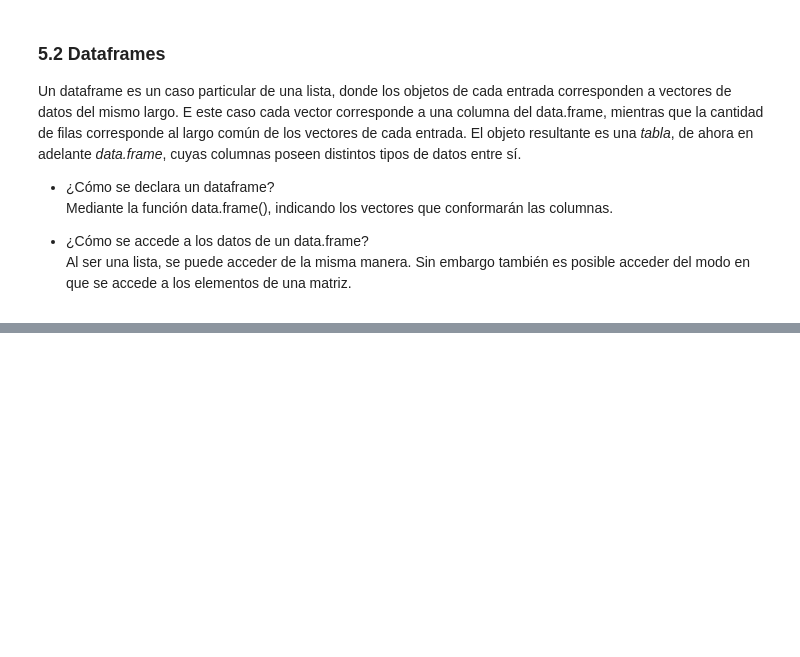
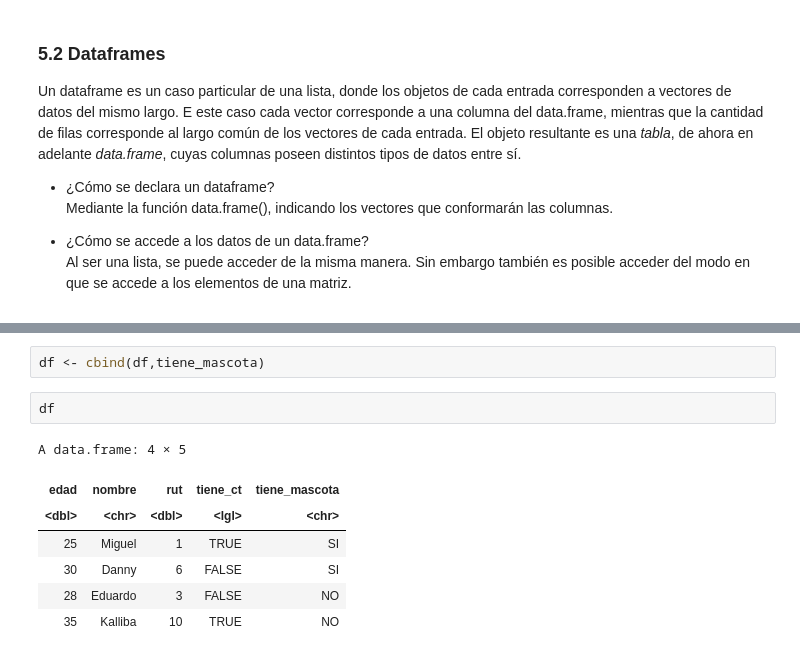
Before and after one commit to majorquev/DBDC_202406_Programacion_en_R_para_ciencia_de_datos, a Jupyter notebook: Clases/C2/Clase_2_02_listas_y_dataframes.ipynb, the cells around one changed output, grey strips where cells are left out. Cells and saved outputs as stored; diff of their text form; blank space fills up the shorter version.

```diff
--- a/Clases/C2/Clase_2_02_listas_y_dataframes.ipynb
+++ b/Clases/C2/Clase_2_02_listas_y_dataframes.ipynb
@@ -87,3 +623,15 @@ Un dataframe es un caso particular de una lista, donde los objetos de cada entra
+# %%
+df <- cbind(df,tiene_mascota)
+# %%
+df
+# %% [output]
+A data.frame: 4 × 5
+| edad | nombre | rut | tiene_ct | tiene_mascota |
+| <dbl> | <chr> | <dbl> | <lgl> | <chr> |
+| 25 | Miguel | 1 | TRUE | SI |
+| 30 | Danny | 6 | FALSE | SI |
+| 28 | Eduardo | 3 | FALSE | NO |
+| 35 | Kalliba | 10 | TRUE | NO |
 # %%
 # podemos seleccionar más de una columna a la vez. Ej: seleccionar col1y col3
 
```
Also changed, not shown: parts of 63 cells of this notebook.
